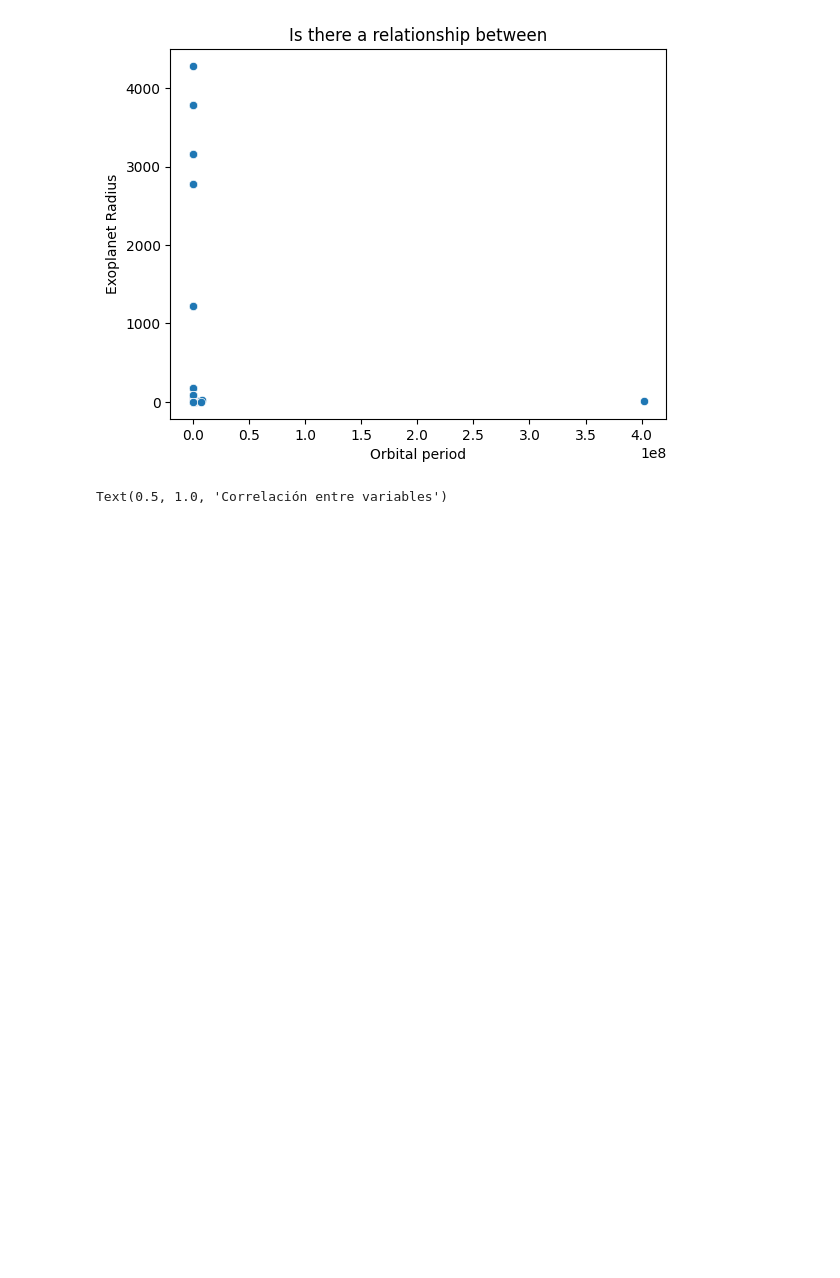
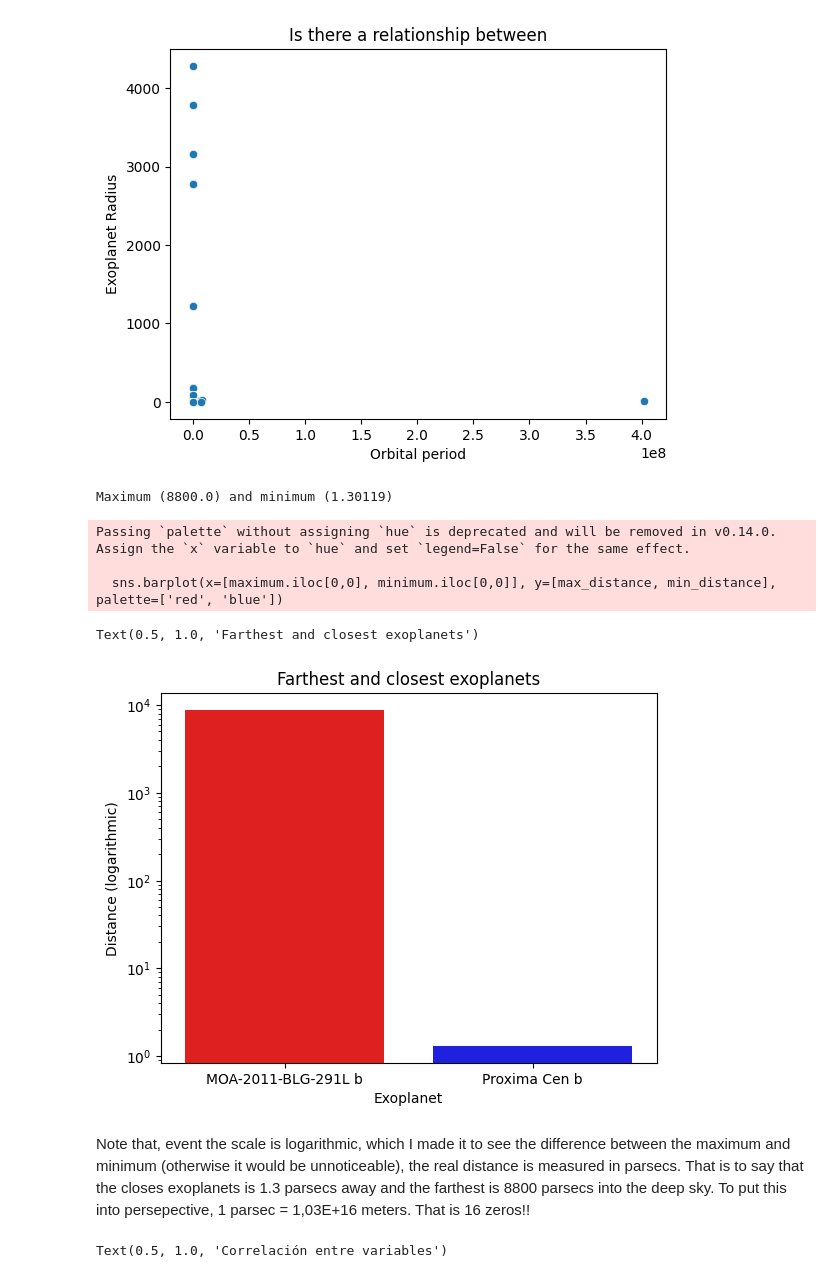
Before and after one commit to AlejandroBlancoFernandez/ExoplanetEDA, a Jupyter notebook: ExoplanetEDA.ipynb, the cells around one changed output. Cells and saved outputs as stored; diff of their text form; code cells hidden in the pictures; blank space fills up the shorter version.

```diff
--- a/ExoplanetEDA.ipynb
+++ b/ExoplanetEDA.ipynb
@@ -418,3 +430,28 @@ Text(0.5, 1.0, 'Is there a relationship between')
+# %%
+# Distances to the exoplanets system (max and min)
+min_distance = min(df['sy_dist'])
+min_index = df['sy_dist'].idxmin() #get the index from the smallest value in sy_dist
+minimum = df.loc[[min_index],['pl_name']] #apply the filter to get the name. It creates a df with the index and the name
+
+max_distance = max(df['sy_dist'])
+max_index = df['sy_dist'].idxmax() #the same can be done to the maximum value
+maximum = df.loc[[max_index],['pl_name']] #new small df
+
+print(f'Maximum ({max_distance}) and minimum ({min_distance})')
+sns.barplot(x=[maximum.iloc[0,0], minimum.iloc[0,0]], y=[max_distance, min_distance], palette=['red', 'blue'])
+plt.yscale('log') # I'm using the logarithmic scaling for better visualization
+plt.xlabel('Exoplanet')
+plt.ylabel('Distance (logarithmic)')
+plt.title('Farthest and closest exoplanets')
+# %% [output]
+Maximum (8800.0) and minimum (1.30119)
+Passing `palette` without assigning `hue` is deprecated and will be removed in v0.14.0. Assign the `x` variable to `hue` and set `legend=False` for the same effect.
+
+  sns.barplot(x=[maximum.iloc[0,0], minimum.iloc[0,0]], y=[max_distance, min_distance], palette=['red', 'blue'])
+Text(0.5, 1.0, 'Farthest and closest exoplanets')
+[figure, added]
+# %% [markdown]
+Note that, event the scale is logarithmic, which I made it to see the difference between the maximum and minimum (otherwise it would be unnoticeable), the real distance is measured in parsecs. That is to say that the closes exoplanets is 1.3 parsecs away and the farthest is 8800 parsecs into the deep sky. To put this into persepective, 1 parsec = 1,03E+16 meters. That is 16 zeros!!
 # %%
 # Distances and the year of discovery?
 # %%
```
Also changed, not shown: parts of 5 cells of this notebook.
